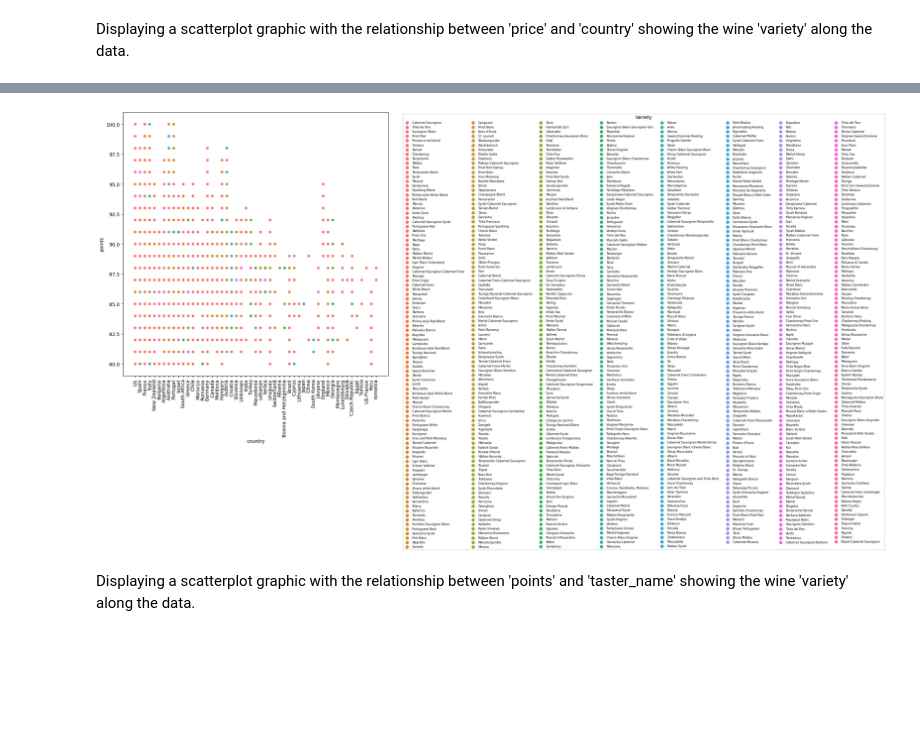
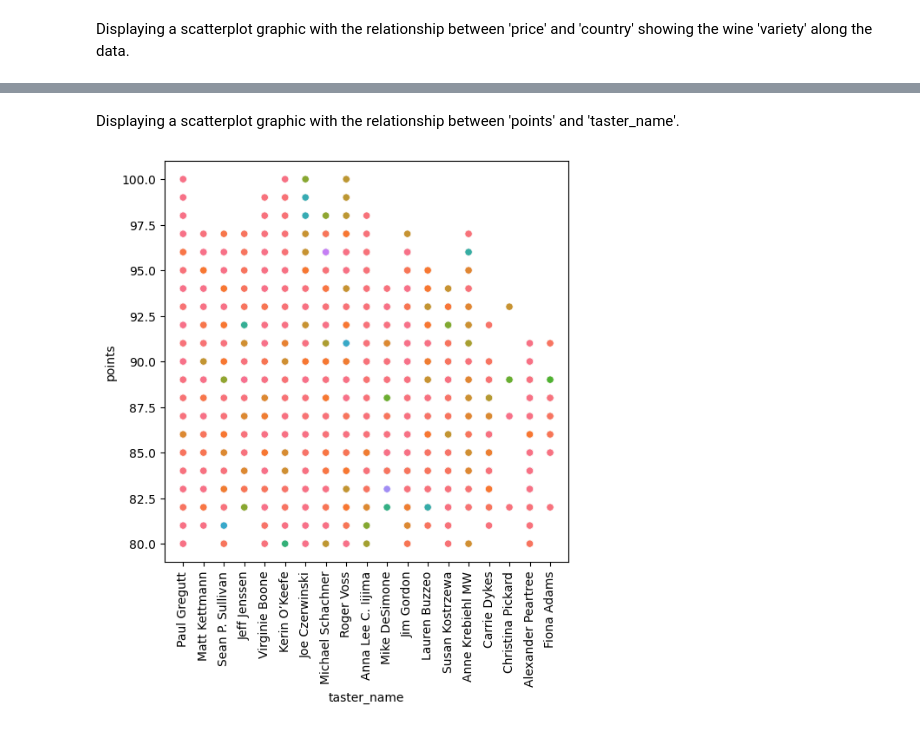
Before and after one commit to Diacon81/Wine, a Jupyter notebook: wines.ipynb, the cells around one changed output, grey strips where cells are left out. Saved outputs shown, nothing was run; the diff lists cells and outputs as text; code cells hidden in the pictures; blank space fills up the shorter version.

```diff
--- a/wines.ipynb
+++ b/wines.ipynb
@@ -309,7 +320,7 @@ def identify_outliers(data):
     return data_without_outliers
 
 
-filterd_price = identify_outliers(wines_df['price'])
+filterd_price = identify_outliers(wines_df['price'].dropna())
 
 print(filterd_price)
 # %% [output]
@@ -412,10 +436,11 @@ Displaying a scatterplot graphic with the relationship between 'points' and 'cou
+# %% [markdown]
+Displaying a scatterplot graphic with the relationship between 'points' and 'taster_name'.
 # %%
-plt.figure(figsize=(10,10))
-sns.scatterplot(wines_df,x='country',y='points',hue='variety')
+wines_df = wines_df[wines_df['taster_name']!='Unknown']
+
+plt.figure(figsize=(6,6))
+sns.scatterplot(wines_df,x='taster_name',y='points',hue='variety',legend=False)
 plt.xticks(rotation=90)
-plt.legend(title='Variety', bbox_to_anchor=(1.05, 1), loc='upper left',ncol=8,fontsize=6)
 plt.show()
 # %% [output]
-[figure, old version]
+[figure, new version]
-# %% [markdown]
-Displaying a scatterplot graphic with the relationship between 'points' and 'taster_name' showing the wine 'variety' along the data.
```
Also changed, not shown: parts of 16 cells of this notebook.
